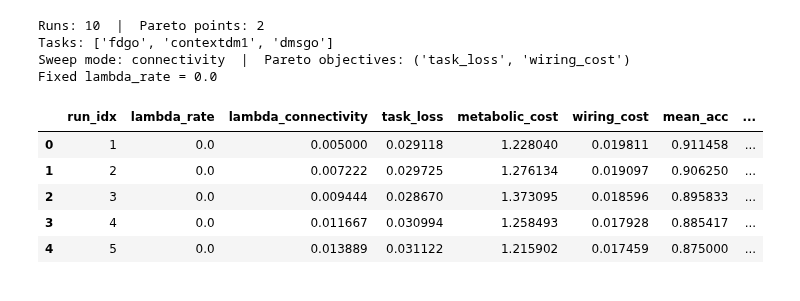
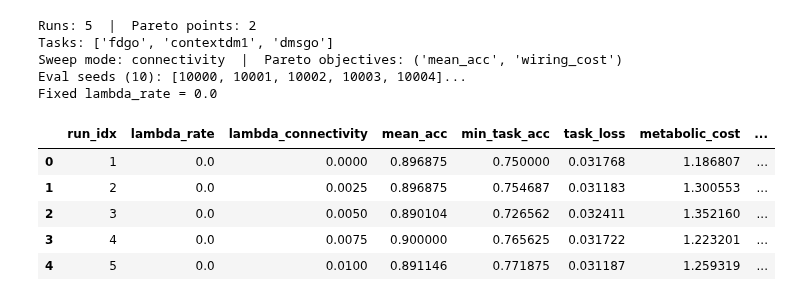
Before and after one commit to AtharvSuryawanshi/canonical_mc, a Jupyter notebook: pareto_analysis.ipynb, the cells around one changed output. Saved outputs shown, nothing was run; the diff lists cells and outputs as text; code cells hidden in the pictures.

```diff
--- a/pareto_analysis.ipynb
+++ b/pareto_analysis.ipynb
@@ -12,7 +109,7 @@ import pandas as pd
 import matplotlib.pyplot as plt
 
 # Point to a completed sweep output directory
-RUN_DIR = Path("pareto_runs") / "dale_sanity3_1d_lc_10_2026_09_16_15_16_45"
+RUN_DIR = Path("pareto_runs") / "dale_sanity3_1d_lc_5_2026_09_16_17_32_32"
 
 csv_path = RUN_DIR / "summary.csv"
 json_path = RUN_DIR / "summary.json"
@@ -22,47 +119,78 @@ with json_path.open() as f:
     meta = json.load(f)
 
 OBJECTIVE_LABELS = {
+    "mean_acc": "mean task accuracy",
+    "min_task_acc": "min task accuracy",
     "task_loss": "task loss",
     "metabolic_cost": "metabolic cost",
     "wiring_cost": "wiring cost",
 }
 
+OBJECTIVE_MAXIMIZE = {
+    "mean_acc": True,
+    "task_loss": False,
+    "metabolic_cost": False,
+    "wiring_cost": False,
+}
+
+
+def _default_task_objective(meta, df):
+    if meta.get("pareto_task_objective") == "mean_acc":
+        return "mean_acc"
+    if meta.get("eval_seeds"):
+        return "mean_acc"
+    objs = meta.get("pareto_objectives") or []
+    if objs and objs[0] in OBJECTIVE_LABELS:
+        return objs[0]
+    return "task_loss"
+
 
 def infer_pareto_setup(meta, df):
     """Use summary.json metadata, or infer 1D sweep from unique lambdas."""
-    if meta.get("sweep_mode") in ("rate", "connectivity") and meta.get("pareto_objectives"):
+    if meta.get("sweep_mode") in ("rate", "connectivity", "both") and meta.get(
+        "pareto_objectives"
+    ):
         return meta["sweep_mode"], tuple(meta["pareto_objectives"])
 
+    task_obj = _default_task_objective(meta, df)
     n_lr = df["lambda_rate"].nunique()
     n_lc = df["lambda_connectivity"].nunique()
     if n_lr == 1 and n_lc > 1:
-        return "connectivity", ("task_loss", "wiring_cost")
+        return "connectivity", (task_obj, "wiring_cost")
     if n_lc == 1 and n_lr > 1:
-        return "rate", ("task_loss", "metabolic_cost")
-    return "both", ("task_loss", "metabolic_cost", "wiring_cost")
+        return "rate", (task_obj, "metabolic_cost")
+    return "both", (task_obj, "metabolic_cost", "wiring_cost")
 
 
 sweep_mode, pareto_objectives = infer_pareto_setup(meta, df)
+uses_mean_acc = pareto_objectives[0] == "mean_acc"
 
 print(f"Runs: {len(df)}  |  Pareto points: {df['is_pareto'].sum()}")
 print(f"Tasks: {meta['active_tasks']}")
 print(f"Sweep mode: {sweep_mode}  |  Pareto objectives: {pareto_objectives}")
+if meta.get("eval_seeds"):
+    print(f"Eval seeds ({len(meta['eval_seeds'])}): {meta['eval_seeds'][:5]}...")
+elif uses_mean_acc:
+    print("Note: no eval_seeds in meta — legacy or hand-edited summary.")
+elif pareto_objectives[0] == "task_loss":
+    print("Note: legacy run (Pareto on task_loss). Re-run pareto.py for seeded mean_acc.")
 if meta.get("fix_lambda_rate") is not None:
     print(f"Fixed lambda_rate = {meta['fix_lambda_rate']}")
 if meta.get("fix_lambda_connectivity") is not None:
     print(f"Fixed lambda_connectivity = {meta['fix_lambda_connectivity']}")
 df.head()
 # %% [output]
-Runs: 10  |  Pareto points: 2
+Runs: 5  |  Pareto points: 2
 Tasks: ['fdgo', 'contextdm1', 'dmsgo']
-Sweep mode: connectivity  |  Pareto objectives: ('task_loss', 'wiring_cost')
+Sweep mode: connectivity  |  Pareto objectives: ('mean_acc', 'wiring_cost')
+Eval seeds (10): [10000, 10001, 10002, 10003, 10004]...
 Fixed lambda_rate = 0.0
-|  | run_idx | lambda_rate | lambda_connectivity | task_loss | metabolic_cost | wiring_cost | mean_acc | ... |
-| 0 | 1 | 0.0 | 0.005000 | 0.029118 | 1.228040 | 0.019811 | 0.911458 | ... |
-| 1 | 2 | 0.0 | 0.007222 | 0.029725 | 1.276134 | 0.019097 | 0.906250 | ... |
-| 2 | 3 | 0.0 | 0.009444 | 0.028670 | 1.373095 | 0.018596 | 0.895833 | ... |
-| 3 | 4 | 0.0 | 0.011667 | 0.030994 | 1.258493 | 0.017928 | 0.885417 | ... |
-| 4 | 5 | 0.0 | 0.013889 | 0.031122 | 1.215902 | 0.017459 | 0.875000 | ... |
+|  | run_idx | lambda_rate | lambda_connectivity | mean_acc | min_task_acc | task_loss | metabolic_cost | ... |
+| 0 | 1 | 0.0 | 0.0000 | 0.896875 | 0.750000 | 0.031768 | 1.186807 | ... |
+| 1 | 2 | 0.0 | 0.0025 | 0.896875 | 0.754687 | 0.031183 | 1.300553 | ... |
+| 2 | 3 | 0.0 | 0.0050 | 0.890104 | 0.726562 | 0.032411 | 1.352160 | ... |
+| 3 | 4 | 0.0 | 0.0075 | 0.900000 | 0.765625 | 0.031722 | 1.223201 | ... |
+| 4 | 5 | 0.0 | 0.0100 | 0.891146 | 0.771875 | 0.031187 | 1.259319 | ... |
 # %%
 import plotly.graph_objects as go
 
```
Also changed, not shown: parts of 7 cells of this notebook, 9 other files.
